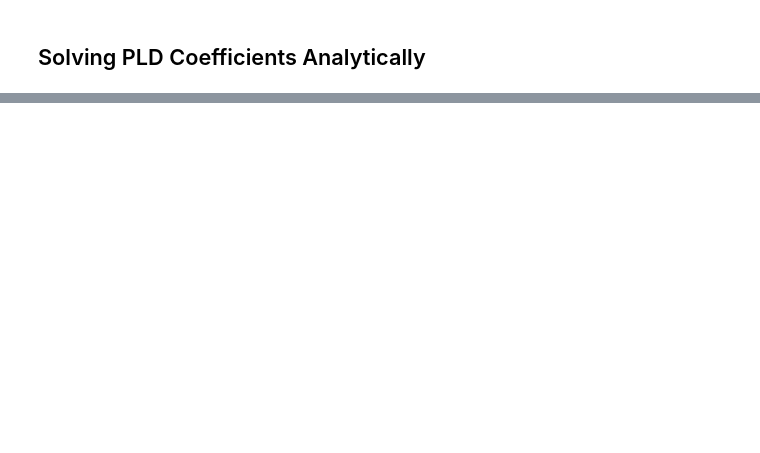
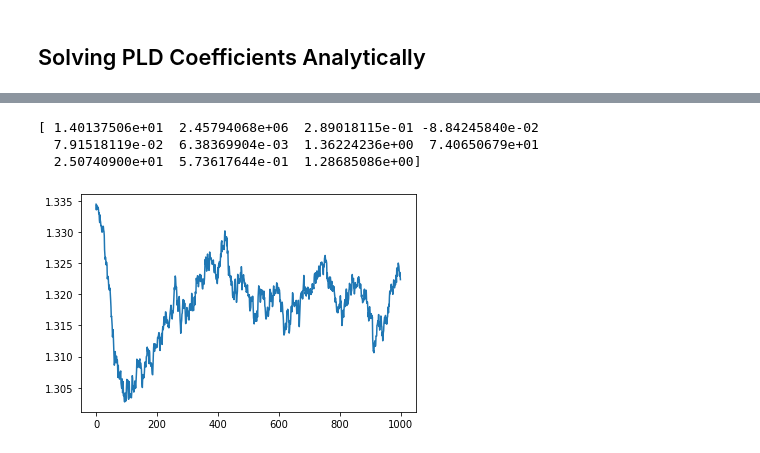
Before and after one commit to tbctk/tbk-Spitzer-ulens, a Jupyter notebook: Spitzer-ulens_Tutorial_ob171140_parallax.ipynb, the cells around one changed output, grey strips where cells are left out. Saved outputs shown, nothing was run; the diff lists cells and outputs as text; code cells hidden in the pictures; blank space fills up the shorter version.

```diff
--- a/Spitzer-ulens_Tutorial_ob171140_parallax.ipynb
+++ b/Spitzer-ulens_Tutorial_ob171140_parallax.ipynb
@@ -257,21 +296,26 @@ plt.legend(loc=(-5,7),fontsize=16)
 # Re-run MCMC if it does not look converged. This cell can be run repeatedly.
 rerun_mcmc = False
 if rerun_mcmc:
-    # Create wrapper object for PLD coefficient chain to make it mutable
-    PLD_chain = mcmc.PLDCoeffsChain(np.empty(np.size(X)))
-    # generate the MCMC sampler
-    sampler = mcmc.get_MCMC_sampler(popt_mcmc,MODELFUNC,times,ptot,ptot_err,err_bin,pnorm,PLD_chain,pool=Pool(),bounds=bounds)
-    # Initialize the initial parameter positions as the previous final parameter positions
-    pos0 = pos_final
-    # Run production
+
+    sampler = emcee.EnsembleSampler(nwalkers, len(p0), model.lnprob, a = 2, pool=Pool(),
+                                    args=(bounds,time,time_g,flux,flux_err,flux_frac,
+                                          flux_scatter,flux_g,flux_err_g))
+    pos0 = pos_chain[-1]
+
     pos_final,prob_final,state_final = mcmc.run_mcmc(sampler,pos0,3000,label='production')
-    # Save results
+
     pos_chain = sampler.chain
-    pld_chain = PLD_chain.chain
     lnp_chain = sampler.lnprobability
-    mcmc.save_results(EVENT_NAME,pos_chain,pos_final,lnp_chain,pld_chain,folder=MODELNAME)
-    # Get results from chain
-    popt_mcmc,pmax,std_hi,std_lo = mcmc.get_MCMC_results(pos_chain,lnp_chain)
+
+    popt_mcmc,pmax,std_hi,std_lo = get_MCMC_results(pos_chain,lnp_chain)
+# %%
+plt.plot(pos_chain.mean(axis=0)[:,6])
+print(pmax)
+# %% [output]
+[ 1.40137506e+01  2.45794068e+06  2.89018115e-01 -8.84245840e-02
+  7.91518119e-02  6.38369904e-03  1.36224236e+00  7.40650679e+01
+  2.50740900e+01  5.73617644e-01  1.28685086e+00]
+[figure, new version]
 # %%
 Y, Astro, Ps, A, X, flu_g = PLD.analytic_solution(time,flux,flux_err,flux_frac,pmax[:-2],model,time_g)
 # Get detector model and divide it out to get new best-fit
```
Also changed, not shown: parts of 21 cells of this notebook, 5 other files.
